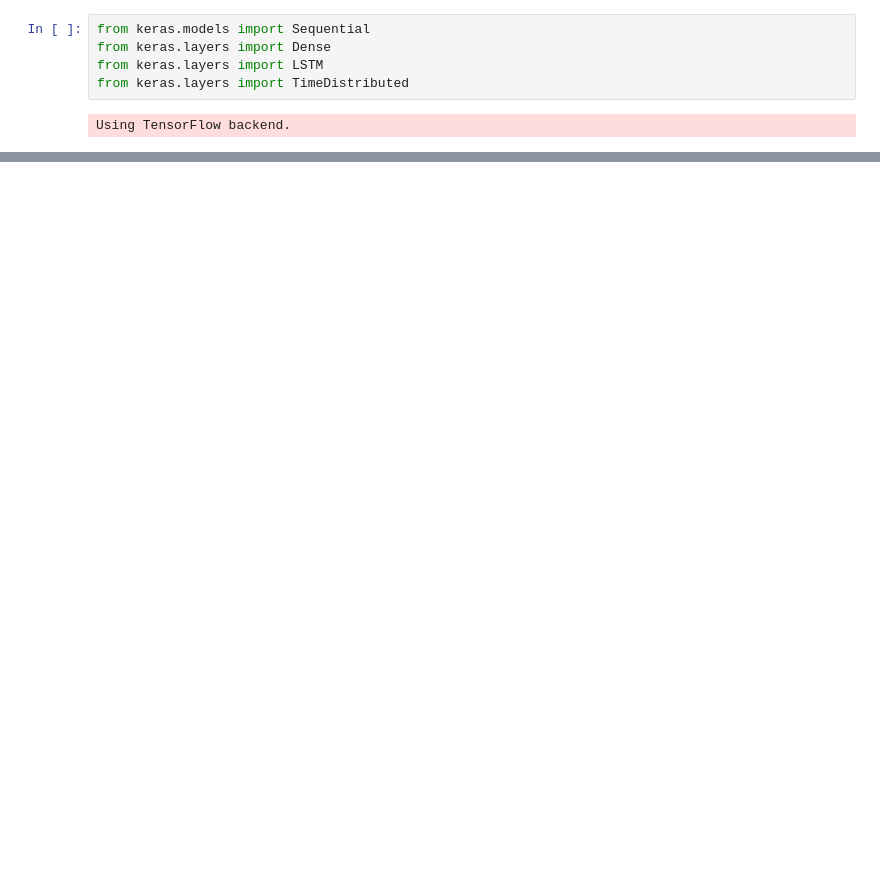
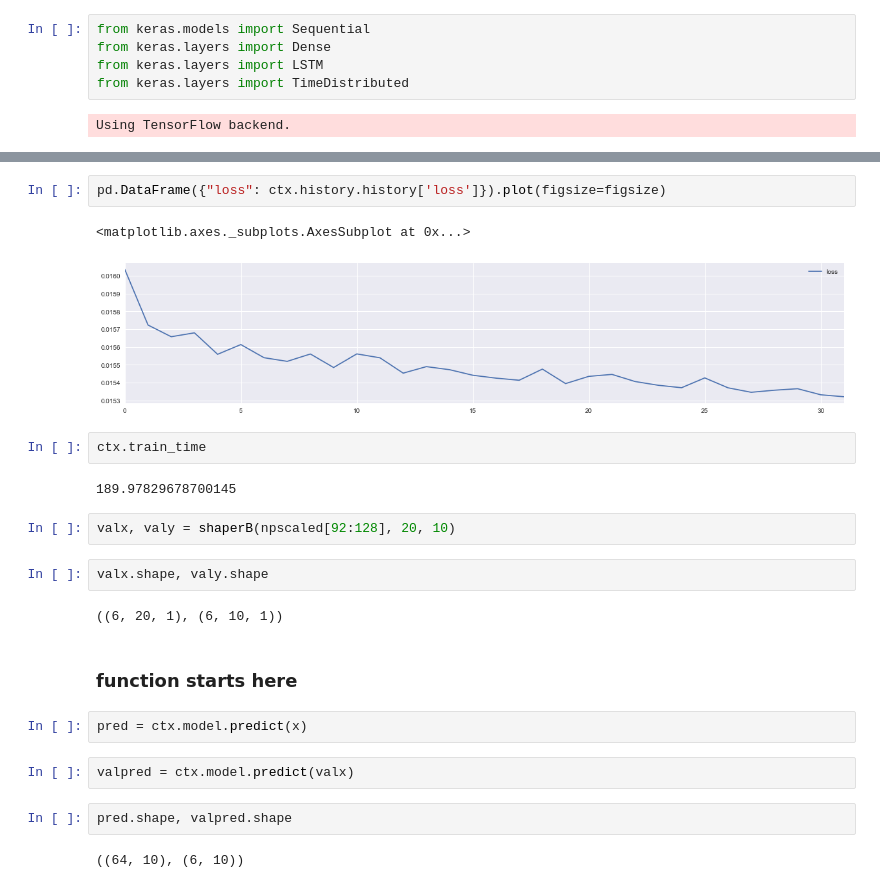
Before and after one commit to thepaulm/web-traffic-time-series-forecasting, a Jupyter notebook: Train Something.ipynb, the cells around one changed output, grey strips where cells are left out. Cells and saved outputs as stored; diff of their text form; blank space fills up the shorter version.

```diff
--- a/Train Something.ipynb
+++ b/Train Something.ipynb
@@ -101,0 +164,25 @@ ValueError: Error when checking target: expected dense_1 to have 2 dimensions, b
+# %%
+pd.DataFrame({"loss": ctx.history.history['loss']}).plot(figsize=figsize)
+# %% [output]
+<matplotlib.axes._subplots.AxesSubplot at 0x...>
+[figure, added]
+# %%
+ctx.train_time
+# %% [output]
+189.97829678700145
+# %%
+valx, valy = shaperB(npscaled[92:128], 20, 10)
+# %%
+valx.shape, valy.shape
+# %% [output]
+((6, 20, 1), (6, 10, 1))
+# %% [markdown]
+### function starts here
+# %%
+pred = ctx.model.predict(x)
+# %%
+valpred = ctx.model.predict(valx)
+# %%
+pred.shape, valpred.shape
+# %% [output]
+((64, 10), (6, 10))
```
Also changed, not shown: parts of 84 cells of this notebook.
